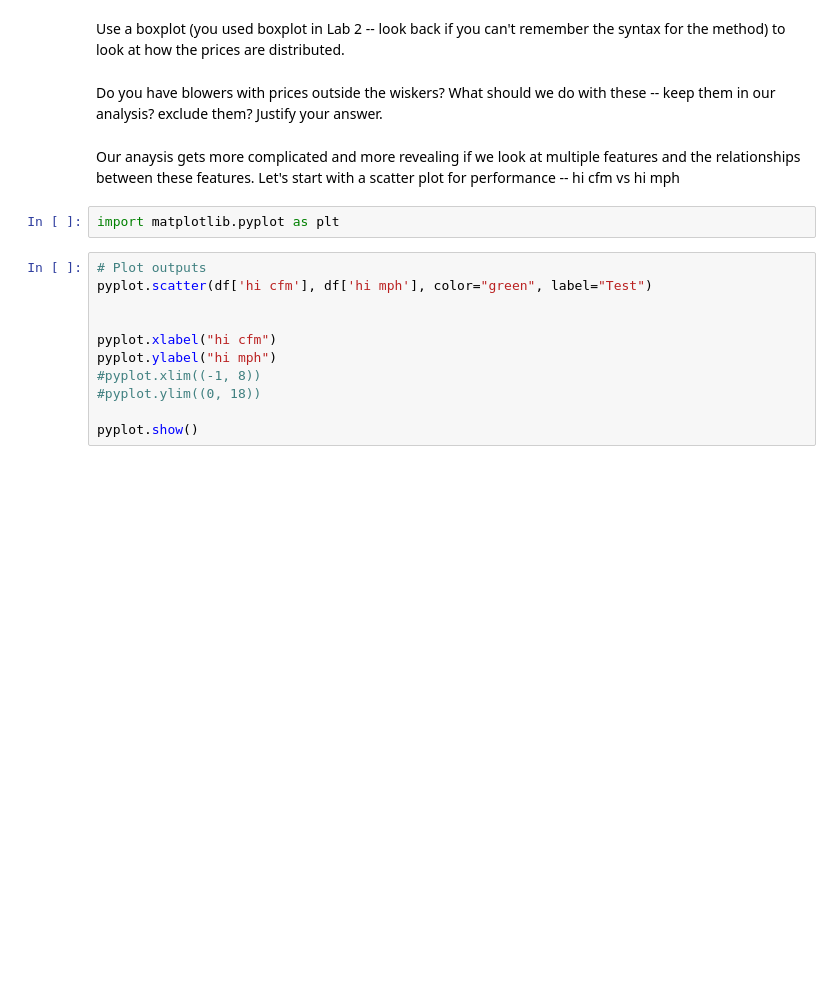
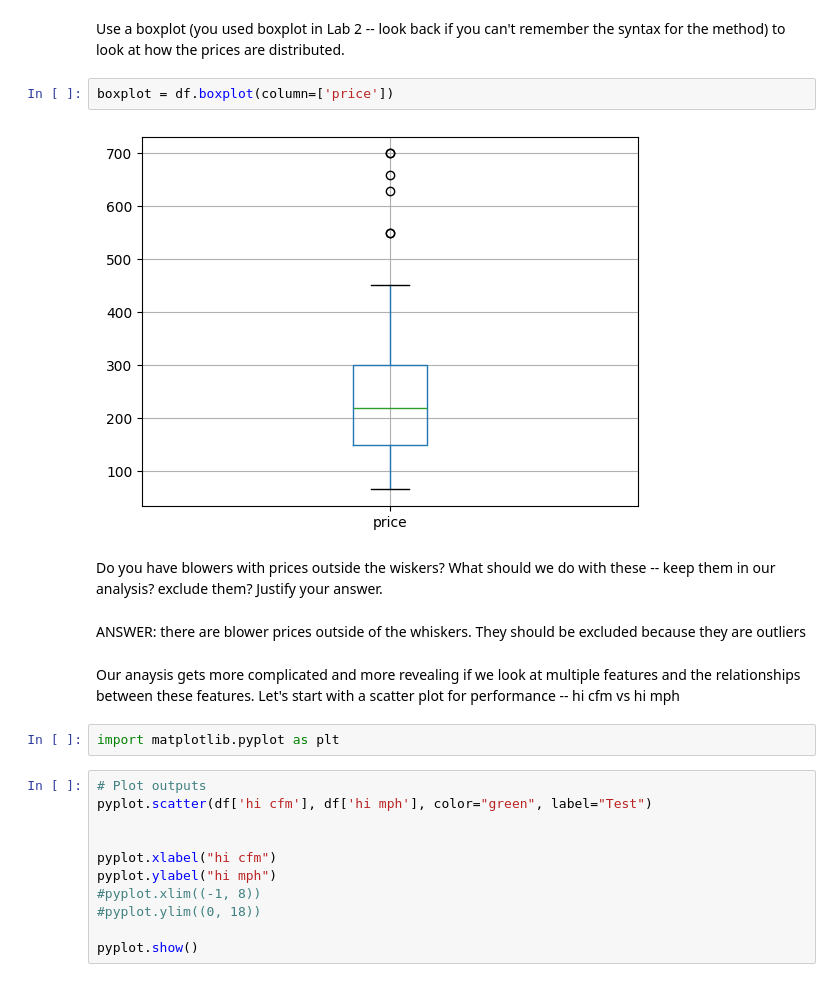
Before and after one commit to hessef/ECEN250, a Jupyter notebook: Lab3/ECEN250_Lab3.ipynb, the cells around one changed output. Saved outputs shown, nothing was run; the diff lists cells and outputs as text; blank space fills up the shorter version.

```diff
--- a/Lab3/ECEN250_Lab3.ipynb
+++ b/Lab3/ECEN250_Lab3.ipynb
@@ -609,8 +609,14 @@ df.describe()
 | max | 82.000000 | 4.000000 | 8.000000 | 6.300000 | 1.000000 | 107.000000 | 800.000000 | 800.000000 | 200.000000 | 200.000000 | ... |
 # %% [markdown]
 Use a boxplot (you used boxplot in Lab 2 -- look back if you can't remember the syntax for the method) to look at how the prices are distributed.
+# %%
+boxplot = df.boxplot(column=['price'])
+# %% [output]
+[figure, added]
 # %% [markdown]
 Do you have blowers with prices outside the wiskers?  What should we do with these -- keep them in our analysis? exclude them?  Justify your answer.
+# %% [markdown]
+ANSWER: there are blower prices outside of the whiskers. They should be excluded because they are outliers
 # %% [markdown]
 Our anaysis gets more complicated and more revealing if we look at multiple features and the relationships between these features.  Let's start with a
 scatter plot for performance -- hi cfm vs hi mph
```
Also changed, not shown: parts of 18 cells of this notebook.
